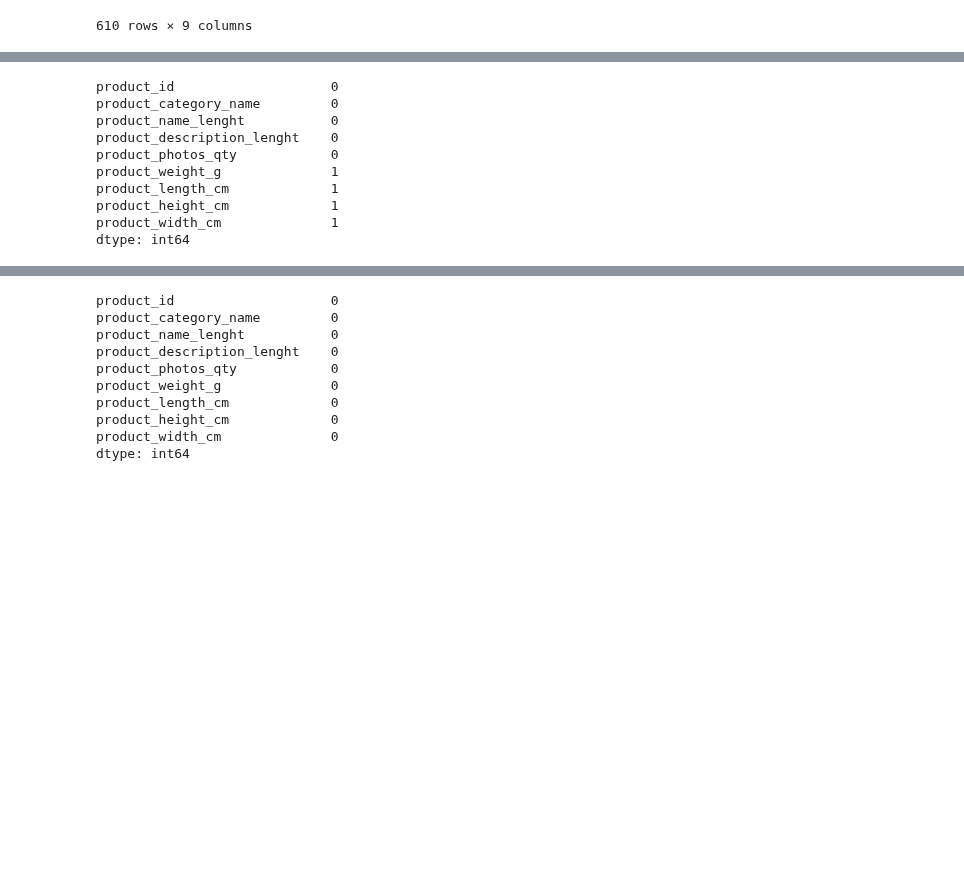
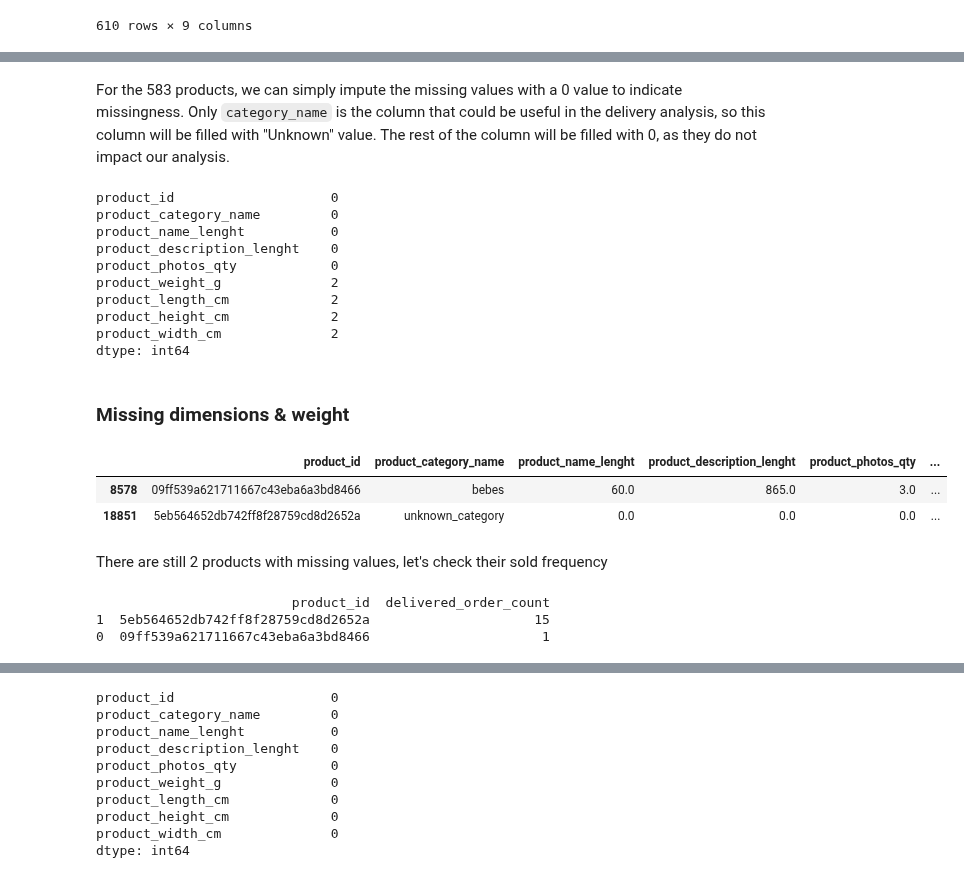
Before and after one commit to RioPramana21/Final-Project-Olist, a Jupyter notebook: preparation_notebooks/checked_olist_products_dataset.ipynb, the cells around one changed output, grey strips where cells are left out. Drawn from its saved outputs; the diff is of its cells as text; code cells hidden in the pictures; blank space fills up the shorter version.

```diff
--- a/preparation_notebooks/checked_olist_products_dataset.ipynb
+++ b/preparation_notebooks/checked_olist_products_dataset.ipynb
@@ -214,0 +292,2 @@ df_products = df_products[~df_products[cols_to_check].isnull().all(axis=1)].copy
+# %% [markdown]
+For the 583 products, we can simply impute the missing values with a 0 value to indicate missingness. Only `category_name` is the column that could be useful in the delivery analysis, so this column will be filled with "Unknown" value. The rest of the column will be filled with 0, as they do not impact our analysis.
@@ -215,17 +313,60 @@ df_products = df_products[~df_products[cols_to_check].isnull().all(axis=1)].copy
 # %%
 # Double check:
-df_products.isna().sum()
+df_products_clean.isna().sum()
 # %% [output]
 product_id                    0
 product_category_name         0
 product_name_lenght           0
 product_description_lenght    0
 product_photos_qty            0
-product_weight_g              1
-product_length_cm             1
-product_height_cm             1
-product_width_cm              1
+product_weight_g              2
+product_length_cm             2
+product_height_cm             2
+product_width_cm              2
 dtype: int64
+# %% [markdown]
+### Missing dimensions & weight
 # %%
-# Drop remaining rows with missing values:
-df_products = df_products.dropna(subset=['product_weight_g', 'product_length_cm', 'product_height_cm', 'product_width_cm']).copy()
+# Find rows with any missing values
+missing_rows = df_products_clean[df_products_clean.isna().any(axis=1)]
+
+display(missing_rows)
+# %% [output]
+|  | product_id | product_category_name | product_name_lenght | product_description_lenght | product_photos_qty | ... |
+| 8578 | 09ff539a621711667c43eba6a3bd8466 | bebes | 60.0 | 865.0 | 3.0 | ... |
+| 18851 | 5eb564652db742ff8f28759cd8d2652a | unknown_category | 0.0 | 0.0 | 0.0 | ... |
+# %% [markdown]
+There are still 2 products with missing values, let's check their sold frequency
+# %%
+# 1. Build the blank-metadata mask & ID list
+missing_mask = (
+    df_products_clean[['product_weight_g',
+                                   'product_length_cm',
+                                   'product_height_cm',
+                                   'product_width_cm']].isna().any(axis=1)
+)
+blank_ids = df_products_clean.loc[missing_mask, 'product_id']
+
+# 2. Filter order_items down to only delivered orders
+delivered_set = set(df_orders_delivered_clean['order_id'])
+delivered_items = df_items[df_items['order_id'].isin(delivered_set)]
+
+# 3. Among those delivered items, pick only the blank SKUs
+sold_blank = delivered_items[
+    delivered_items['product_id'].isin(blank_ids)
+]
+
+# 4. Count distinct delivered orders per blank SKU
+sku_freq = (
+    sold_blank
+    .groupby('product_id')['order_id']
+    .nunique()
+    .reset_index(name='delivered_order_count')
+    .sort_values('delivered_order_count', ascending=False)
+)
+
+print(sku_freq)
+# %% [output]
+                         product_id  delivered_order_count
+1  5eb564652db742ff8f28759cd8d2652a                     15
+0  09ff539a621711667c43eba6a3bd8466                      1
```
Also changed, not shown: parts of 21 cells of this notebook, 1 other file.
